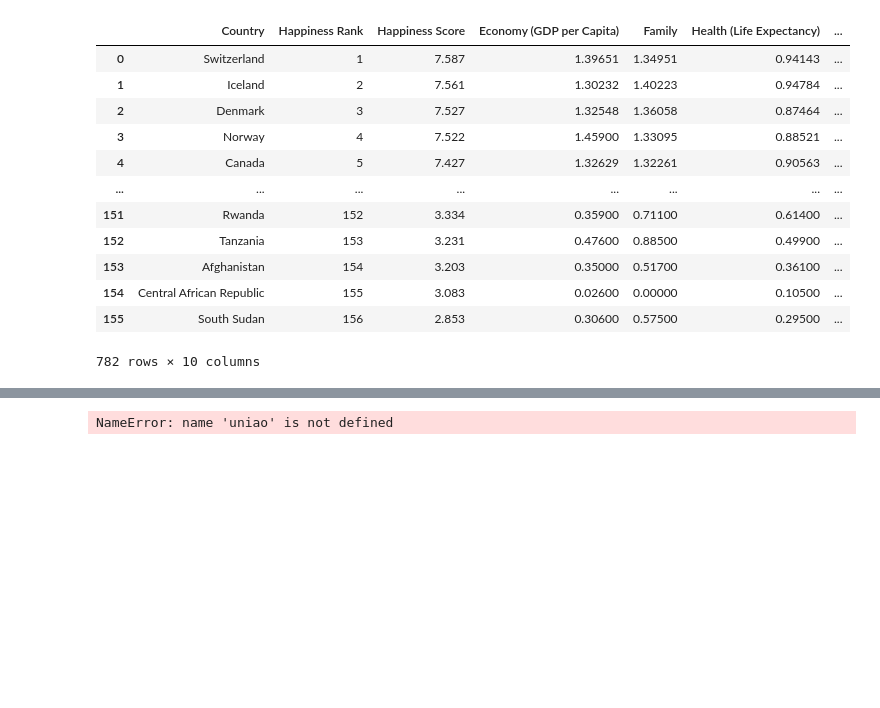
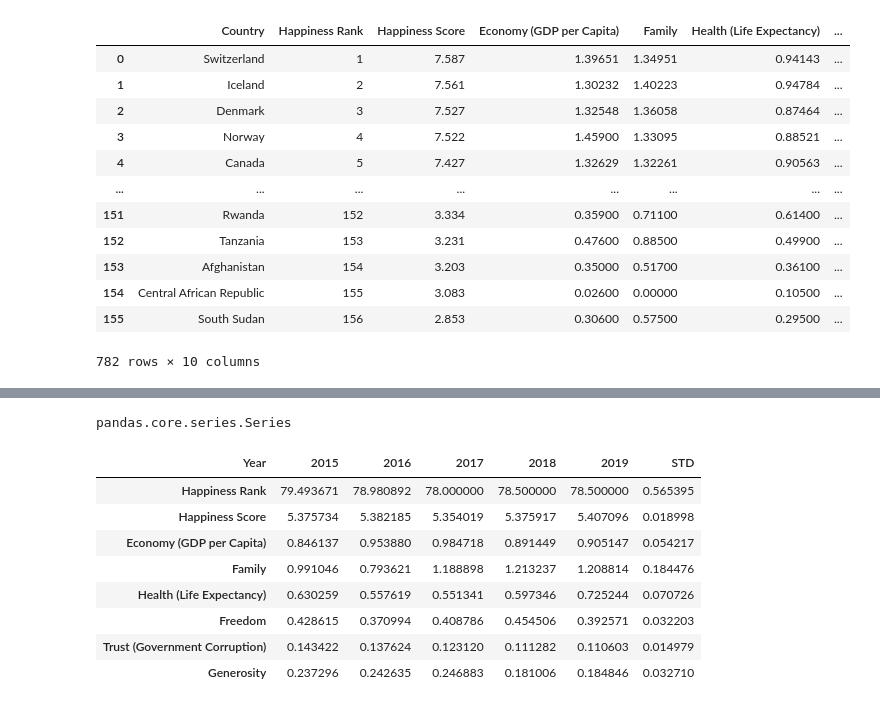
Before and after one commit to mariananomura/projeto-lets-modulo-III, a Jupyter notebook: Projeto.ipynb, the cells around one changed output, grey strips where cells are left out. Drawn from its saved outputs; the diff is of its cells as text; code cells hidden in the pictures; blank space fills up the shorter version.

```diff
--- a/Projeto.ipynb
+++ b/Projeto.ipynb
@@ -314,4 +314,20 @@ consulta_rank
 # %%
-consulta_mean = uniao.mean()
+consulta_mean = uniao.groupby(['Year']).mean()
+consulta_mean = consulta_mean.std()
+type(consulta_mean)
 # %% [output]
-NameError: name 'uniao' is not defined
+pandas.core.series.Series
+# %%
+consulta_final =  uniao.groupby(['Year']).agg('mean').T
+consulta_final['STD'] = consulta_mean
+consulta_final
+# %% [output]
+| Year | 2015 | 2016 | 2017 | 2018 | 2019 | STD |
+| Happiness Rank | 79.493671 | 78.980892 | 78.000000 | 78.500000 | 78.500000 | 0.565395 |
+| Happiness Score | 5.375734 | 5.382185 | 5.354019 | 5.375917 | 5.407096 | 0.018998 |
+| Economy (GDP per Capita) | 0.846137 | 0.953880 | 0.984718 | 0.891449 | 0.905147 | 0.054217 |
+| Family | 0.991046 | 0.793621 | 1.188898 | 1.213237 | 1.208814 | 0.184476 |
+| Health (Life Expectancy) | 0.630259 | 0.557619 | 0.551341 | 0.597346 | 0.725244 | 0.070726 |
+| Freedom | 0.428615 | 0.370994 | 0.408786 | 0.454506 | 0.392571 | 0.032203 |
+| Trust (Government Corruption) | 0.143422 | 0.137624 | 0.123120 | 0.111282 | 0.110603 | 0.014979 |
+| Generosity | 0.237296 | 0.242635 | 0.246883 | 0.181006 | 0.184846 | 0.032710 |
```
Also changed, not shown: parts of 1 cell of this notebook.
